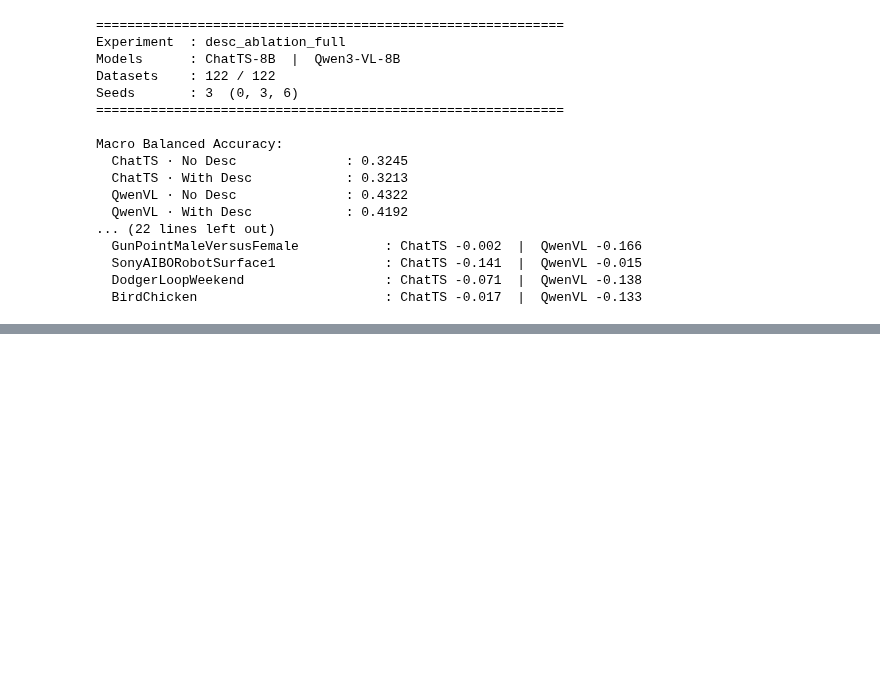
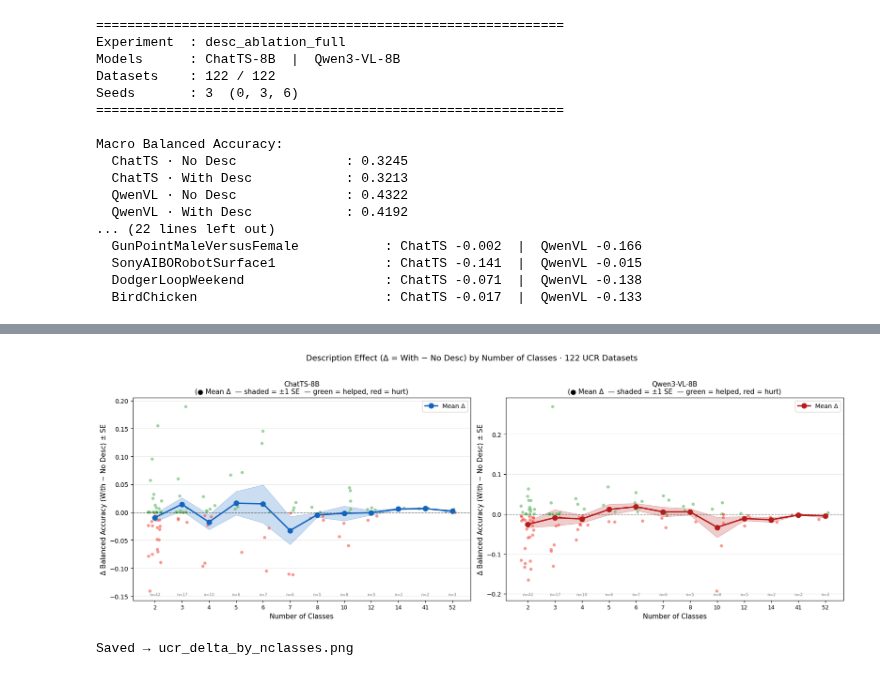
Before and after one commit to aviramom/ts-icl, a Jupyter notebook: icl_results/desc_ablation_full_comparison.ipynb, the cells around one changed output, grey strips where cells are left out. Saved outputs shown, nothing was run; the diff lists cells and outputs as text; code cells hidden in the pictures; blank space fills up the shorter version.

```diff
--- a/icl_results/desc_ablation_full_comparison.ipynb
+++ b/icl_results/desc_ablation_full_comparison.ipynb
@@ -1067,0 +1156,80 @@ Macro Balanced Accuracy:
+# %%
+# ── Figure 1b: Δ (With − No Desc) by Number of Classes (2 models) ──
+# Same x-axis as Figure 1 (individual class counts ≥2 datasets),
+# but y-axis is delta = With Desc − No Desc rather than raw accuracy.
+
+tbl_nc2 = mean_p.drop(index="Macro Avg", errors="ignore").copy()
+tbl_nc2["Num Classes"] = n_classes_map
+
+model_delta_pairs = [
+    (COND_CHATTS_NO, COND_CHATTS_WITH, "ChatTS-8B",   "#1565C0"),
+    (COND_VL_NO,     COND_VL_WITH,     "Qwen3-VL-8B", "#B71C1C"),
+]
+
+fig, axes = plt.subplots(1, 2, figsize=(17, 6))
+
+for ax, (cond_no, cond_with, model_label, c_main) in zip(axes, model_delta_pairs):
+    paired = tbl_nc2[[cond_no, cond_with, "Num Classes"]].dropna().copy()
+    paired["delta"] = paired[cond_with] - paired[cond_no]
+
+    nc_counts = paired["Num Classes"].value_counts()
+    valid_nc  = sorted(nc_counts[nc_counts >= 2].index.tolist())
+    x_pos     = np.arange(len(valid_nc))
+
+    means_d, stes_d, ns = [], [], []
+    for nc in valid_nc:
+        sub = paired[paired["Num Classes"] == nc]
+        means_d.append(sub["delta"].mean())
+        stes_d.append(sub["delta"].sem())
+        ns.append(len(sub))
+
+    means_d = np.array(means_d)
+    stes_d  = np.array(stes_d)
+
+    # ±1 SE band
+    ax.fill_between(x_pos, means_d - stes_d, means_d + stes_d, alpha=0.22, color=c_main)
+
+    # Mean delta line
+    ax.plot(x_pos, means_d, "o-", color=c_main, lw=2.3, ms=8, label="Mean Δ", zorder=5)
+
+    # Individual dataset scatter (jittered, green = helped, red = hurt)
+    rng = np.random.default_rng(0)
+    for xi, nc in enumerate(valid_nc):
+        sub = paired[paired["Num Classes"] == nc]
+        j   = rng.uniform(-0.25, 0.25, len(sub))
+        dot_colors = ["#4CAF50" if v >= 0 else "#F44336" for v in sub["delta"].values]
+        ax.scatter(x_pos[xi] + j, sub["delta"].values,
+                   c=dot_colors, alpha=0.55, s=28, zorder=3,
+                   edgecolors="white", linewidths=0.4)
+
+    # Zero reference
+    ax.axhline(0, color="black", lw=1.0, linestyle="--", alpha=0.6, zorder=4)
+
+    # n= labels
+    for xi, (nc, n) in enumerate(zip(valid_nc, ns)):
+        ax.text(xi, 0.02, f"n={n}", ha="center", va="bottom", fontsize=6.5,
+                color="gray", transform=ax.get_xaxis_transform())
+
+    ax.set_xlabel("Number of Classes", fontsize=11)
+    ax.set_ylabel("Δ Balanced Accuracy (With − No Desc) ± SE", fontsize=11)
+    ax.set_title(
+        f"{model_label}\n"
+        f"(● Mean Δ  — shaded = ±1 SE  — green = helped, red = hurt)",
+        fontsize=11
+    )
+    ax.set_xticks(x_pos)
+    ax.set_xticklabels([str(nc) for nc in valid_nc], fontsize=9)
+    ax.legend(fontsize=10)
+    ax.grid(True, alpha=0.25, axis="y")
+
+plt.suptitle(
+    "Description Effect (Δ = With − No Desc) by Number of Classes · 122 UCR Datasets",
+    fontsize=13, y=1.02
+)
+plt.tight_layout()
+plt.savefig("ucr_delta_by_nclasses.png", dpi=150, bbox_inches="tight")
+plt.show()
+print("Saved → ucr_delta_by_nclasses.png")
+# %% [output]
+[figure, added]
+Saved → ucr_delta_by_nclasses.png
```
Also changed, not shown: parts of 4 cells of this notebook, 14 other files.
